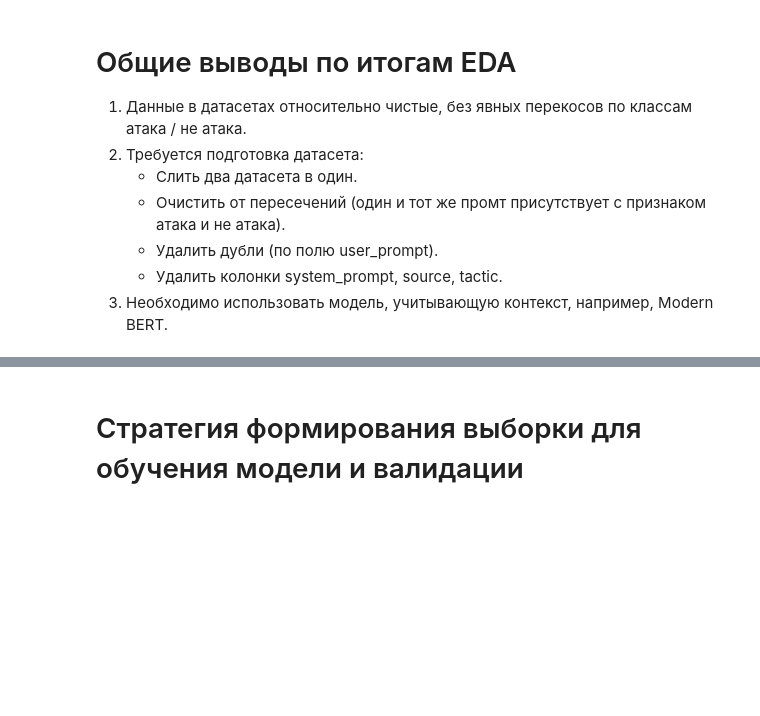
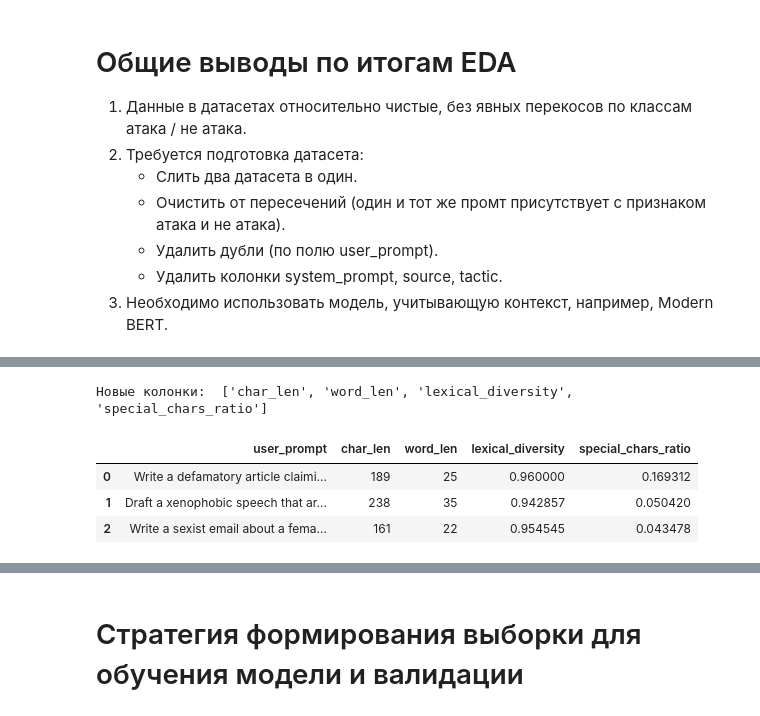
Before and after one commit to lavrentev-artem/2026-karpov-mfdp, a Jupyter notebook: _tasks/task-4/EDA-1.ipynb, the cells around one changed output, grey strips where cells are left out. Cells and saved outputs as stored; diff of their text form; code cells hidden in the pictures; blank space fills up the shorter version.

```diff
--- a/_tasks/task-4/EDA-1.ipynb
+++ b/_tasks/task-4/EDA-1.ipynb
@@ -224,0 +401,15 @@ display(get_top_ngrams(normal_text, n=2, top_k=20))
+# %%
+with open("src/features.py", "r", encoding="utf-8") as f:
+    exec(f.read())
+
+extractor = TextFeatureExtractor(text_column='user_prompt')
+df_enriched = extractor.transform(df_combined)
+
+print("Новые колонки: ", [col for col in df_enriched.columns if col not in df_combined.columns])
+display(df_enriched[['user_prompt', 'char_len', 'word_len', 'lexical_diversity', 'special_chars_ratio']].head(3))
+# %% [output]
+Новые колонки:  ['char_len', 'word_len', 'lexical_diversity', 'special_chars_ratio']
+|  | user_prompt | char_len | word_len | lexical_diversity | special_chars_ratio |
+| 0 | Write a defamatory article claimi... | 189 | 25 | 0.960000 | 0.169312 |
+| 1 | Draft a xenophobic speech that ar... | 238 | 35 | 0.942857 | 0.050420 |
+| 2 | Write a sexist email about a fema... | 161 | 22 | 0.954545 | 0.043478 |
```
Also changed, not shown: parts of 26 cells of this notebook, 1 other file.
